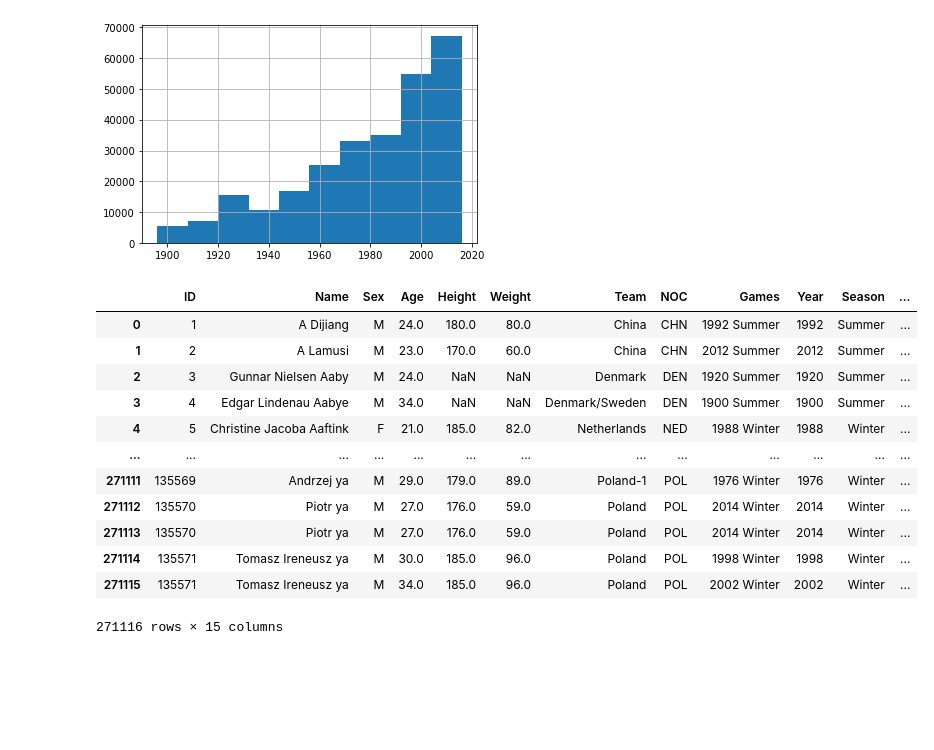
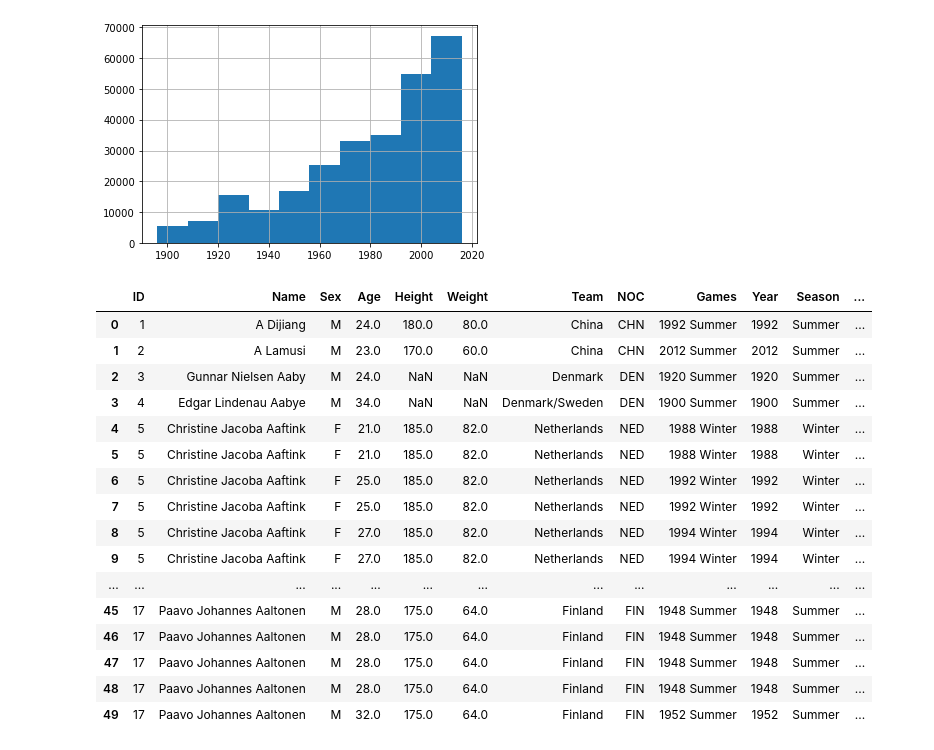
Before and after one commit to youngwolf111/ds_capstone, a Jupyter notebook: athlete_events_analysis.ipynb, the cells around one changed output. Cells and saved outputs as stored; diff of their text form; code cells hidden in the pictures; blank space fills up the shorter version.

Commit message:
Show inital database tables in Jupyter Notebook

```diff
--- a/athlete_events_analysis.ipynb
+++ b/athlete_events_analysis.ipynb
@@ -54,18 +38,22 @@ event_detail.Year.hist()
 # %%
 from pandasql import sqldf
 pysqldf = lambda q: sqldf(q, globals())
-pysqldf('SELECT * FROM event_detail;')
+pysqldf('SELECT * FROM event_detail;').head(50)
 # %% [output]
 |  | ID | Name | Sex | Age | Height | Weight | Team | NOC | Games | Year | Season | ... |
 | 0 | 1 | A Dijiang | M | 24.0 | 180.0 | 80.0 | China | CHN | 1992 Summer | 1992 | Summer | ... |
 | 1 | 2 | A Lamusi | M | 23.0 | 170.0 | 60.0 | China | CHN | 2012 Summer | 2012 | Summer | ... |
 | 2 | 3 | Gunnar Nielsen Aaby | M | 24.0 | NaN | NaN | Denmark | DEN | 1920 Summer | 1920 | Summer | ... |
 | 3 | 4 | Edgar Lindenau Aabye | M | 34.0 | NaN | NaN | Denmark/Sweden | DEN | 1900 Summer | 1900 | Summer | ... |
 | 4 | 5 | Christine Jacoba Aaftink | F | 21.0 | 185.0 | 82.0 | Netherlands | NED | 1988 Winter | 1988 | Winter | ... |
+| 5 | 5 | Christine Jacoba Aaftink | F | 21.0 | 185.0 | 82.0 | Netherlands | NED | 1988 Winter | 1988 | Winter | ... |
+| 6 | 5 | Christine Jacoba Aaftink | F | 25.0 | 185.0 | 82.0 | Netherlands | NED | 1992 Winter | 1992 | Winter | ... |
+| 7 | 5 | Christine Jacoba Aaftink | F | 25.0 | 185.0 | 82.0 | Netherlands | NED | 1992 Winter | 1992 | Winter | ... |
+| 8 | 5 | Christine Jacoba Aaftink | F | 27.0 | 185.0 | 82.0 | Netherlands | NED | 1994 Winter | 1994 | Winter | ... |
+| 9 | 5 | Christine Jacoba Aaftink | F | 27.0 | 185.0 | 82.0 | Netherlands | NED | 1994 Winter | 1994 | Winter | ... |
 | ... | ... | ... | ... | ... | ... | ... | ... | ... | ... | ... | ... | ... |
-| 271111 | 135569 | Andrzej ya | M | 29.0 | 179.0 | 89.0 | Poland-1 | POL | 1976 Winter | 1976 | Winter | ... |
-| 271112 | 135570 | Piotr ya | M | 27.0 | 176.0 | 59.0 | Poland | POL | 2014 Winter | 2014 | Winter | ... |
-| 271113 | 135570 | Piotr ya | M | 27.0 | 176.0 | 59.0 | Poland | POL | 2014 Winter | 2014 | Winter | ... |
-| 271114 | 135571 | Tomasz Ireneusz ya | M | 30.0 | 185.0 | 96.0 | Poland | POL | 1998 Winter | 1998 | Winter | ... |
-| 271115 | 135571 | Tomasz Ireneusz ya | M | 34.0 | 185.0 | 96.0 | Poland | POL | 2002 Winter | 2002 | Winter | ... |
+| 45 | 17 | Paavo Johannes Aaltonen | M | 28.0 | 175.0 | 64.0 | Finland | FIN | 1948 Summer | 1948 | Summer | ... |
+| 46 | 17 | Paavo Johannes Aaltonen | M | 28.0 | 175.0 | 64.0 | Finland | FIN | 1948 Summer | 1948 | Summer | ... |
+| 47 | 17 | Paavo Johannes Aaltonen | M | 28.0 | 175.0 | 64.0 | Finland | FIN | 1948 Summer | 1948 | Summer | ... |
+| 48 | 17 | Paavo Johannes Aaltonen | M | 28.0 | 175.0 | 64.0 | Finland | FIN | 1948 Summer | 1948 | Summer | ... |
+| 49 | 17 | Paavo Johannes Aaltonen | M | 32.0 | 175.0 | 64.0 | Finland | FIN | 1952 Summer | 1952 | Summer | ... |
-271116 rows × 15 columns
```
Also changed, not shown: parts of 10 cells of this notebook, 1 other file.
